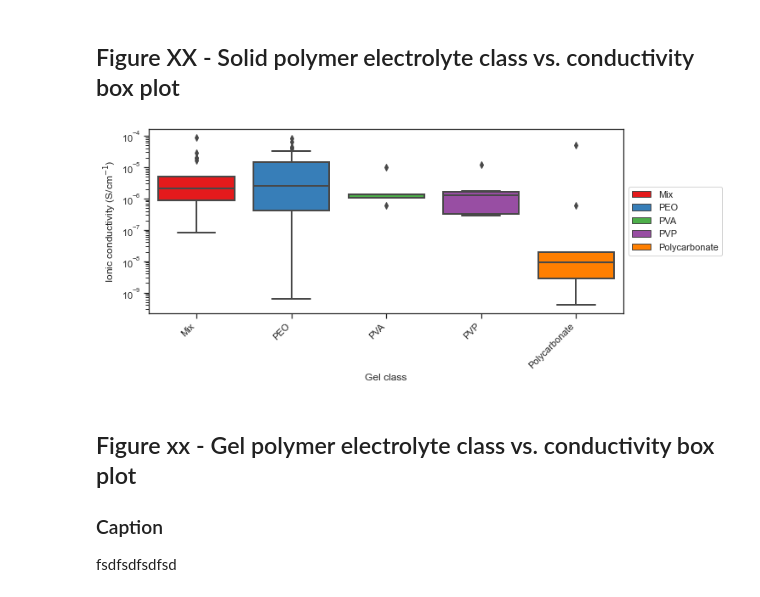
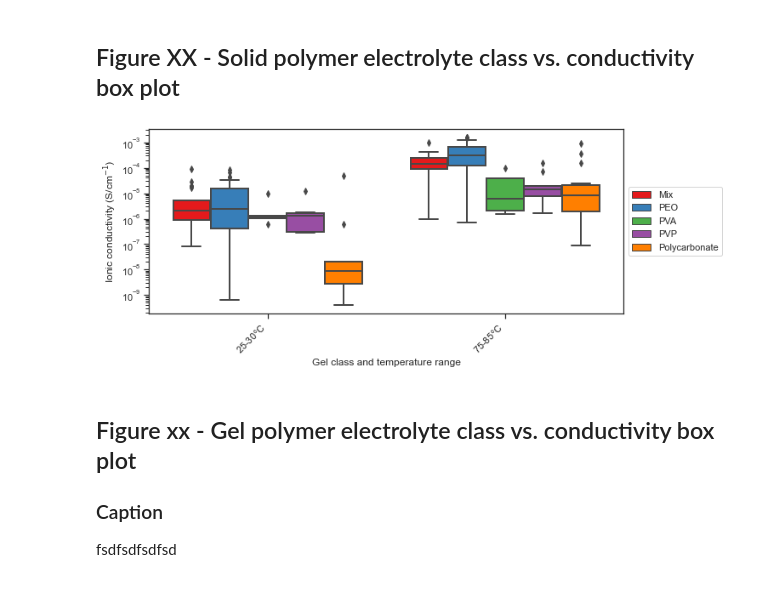
Before and after one commit to jknottUOW/polymer-review-paper, a Jupyter notebook: FIGURES.ipynb, the cells around one changed output. Saved outputs shown, nothing was run; the diff lists cells and outputs as text; code cells hidden in the pictures.

```diff
--- a/FIGURES.ipynb
+++ b/FIGURES.ipynb
@@ -30,40 +30,44 @@ plt.figure(figsize=(10, 4))
 # All classes that do not have more than two independent references are excluded
 df_SPE_box = df_SPE[
     (df_SPE['class'] != 'Other') &
     (df_SPE['class'] != 'PAN') &
     (df_SPE['class'] != 'Polyester') &
     (df_SPE['class'] != 'Poly(IL)') &
     (df_SPE['class'] != 'Nonwoven composite') &
     (df_SPE['class'] != 'Polymerized sodium salt')
     ]
 
-df_SPE_box_melt = df_SPE
+df_SPE_box = df_SPE_box[['class', 'conductivity_(20-30)degC', 'conductivity_(75-85)degC']]
+
+df_SPE_box.rename(columns={'conductivity_(20-30)degC': '25-30$\degree$C', 'conductivity_(75-85)degC': '75-85$\degree$C'}, inplace=True)
+
+df_SPE_box_melt = pd.melt(df_SPE_box, id_vars=['class'], value_vars = ['25-30$\degree$C', '75-85$\degree$C'])
 
 SPE_box = sns.boxplot(
-                x='class',
-                y='conductivity_(20-30)degC',
+                x='variable',
+                y='value',
                 hue='class',
-                data=df_SPE_box,
-                dodge=False,
+                data=df_SPE_box_melt,
+                dodge=True,
                 linewidth=2,
                 saturation=1.5,
                 ).set(
-    xlabel='Gel class',
+    xlabel='Gel class and temperature range',
     ylabel='Ionic conductivity (S/cm$^{-1}$)',
     yscale='log',
     )
 
 plt.xticks(
     rotation=45,
     horizontalalignment='right',
     )
 
 plt.legend(loc='center left', bbox_to_anchor=(1, 0.5), ncol=1)
 
 plt.savefig('.\FIGURES\SPE_class-vs-cond_box.svg',
            transparent=False)
 # %% [output]
-[figure, old version]
+[figure, new version]
 # %% [markdown]
 ## Figure xx - Gel polymer electrolyte class vs. conductivity box plot
 
```
Also changed, not shown: parts of 3 cells of this notebook, 4 other files.
